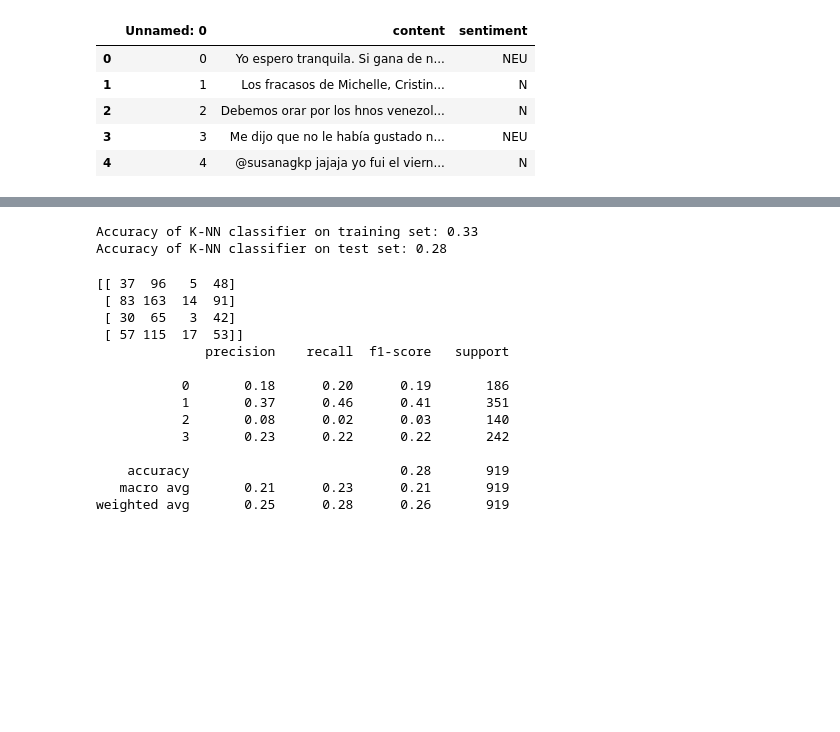
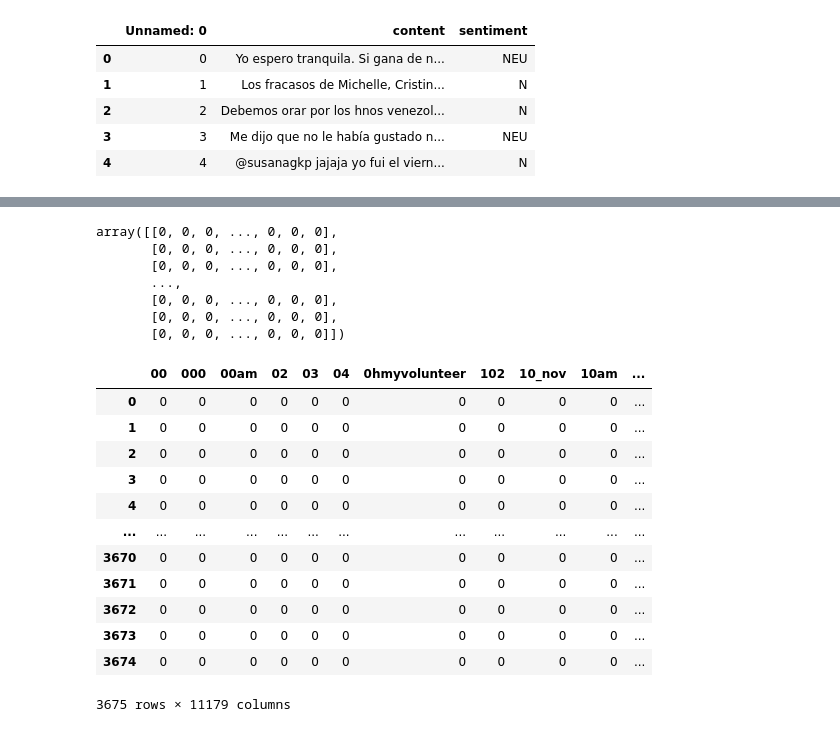
Before and after one commit to NixonVuele/PracticumDataXml, a Jupyter notebook: Practicum/AlogritmoKNN.ipynb, the cells around one changed output, grey strips where cells are left out. Drawn from its saved outputs; the diff is of its cells as text; code cells hidden in the pictures; blank space fills up the shorter version.

```diff
--- a/Practicum/AlogritmoKNN.ipynb
+++ b/Practicum/AlogritmoKNN.ipynb
@@ -32,8 +83,6 @@ dtype: int64
 # %%
-countW = []
-# Conteo de palabras
-for i in countryContSen.content.tolist():
-    countW.append(len(i.split()))
-dfc = countryContSen.assign(countW = countW)
-dfc
+# Lista de palabrás únicas
+count_vector.fit(documents)
+names = count_vector.get_feature_names()
+names
 # %% [output]
@@ -53,14 +106,4 @@ dfc
 # %%
-from sklearn.preprocessing import MinMaxScaler
-from sklearn.neighbors import KNeighborsClassifier
-from sklearn.metrics import classification_report
-from sklearn.metrics import confusion_matrix
-from sklearn.model_selection import train_test_split
-# prepara los datos
-X = dfc[['countW']].values
-y = dfc['sentiment'].values
-
-X_train, X_test, y_train, y_test = train_test_split(X, y, random_state=1)
-scaler = MinMaxScaler()
-X_train = scaler.fit_transform(X_train)
-X_test = scaler.transform(X_test)
+count_vector.fit(documents)
+names = count_vector.get_feature_names()
+names
@@ -67,34 +128,29 @@ X_test = scaler.transform(X_test)
 # %%
-#Se crea el clasificador
-n_neighbors = 16
-
-knn = KNeighborsClassifier(n_neighbors)
-knn.fit(X_train, y_train)
-print('Accuracy of K-NN classifier on training set: {:.2f}'
-     .format(knn.score(X_train, y_train)))
-print('Accuracy of K-NN classifier on test set: {:.2f}'
-     .format(knn.score(X_test, y_test)))
+doc_array = count_vector.transform(documents).toarray()
+doc_array
 # %% [output]
-Accuracy of K-NN classifier on training set: 0.33
-Accuracy of K-NN classifier on test set: 0.28
+array([[0, 0, 0, ..., 0, 0, 0],
+       [0, 0, 0, ..., 0, 0, 0],
+       [0, 0, 0, ..., 0, 0, 0],
+       ...,
+       [0, 0, 0, ..., 0, 0, 0],
+       [0, 0, 0, ..., 0, 0, 0],
+       [0, 0, 0, ..., 0, 0, 0]])
 # %%
-#precision del modelo
-pred = knn.predict(X_test)
-print(confusion_matrix(y_test, pred))
-print(classification_report(y_test, pred))
+frequency_matrix = pd.DataFrame(data=doc_array, columns=names)
+frequency_matrix
 # %% [output]
+|  | 00 | 000 | 00am | 02 | 03 | 04 | 0hmyvolunteer | 102 | 10_nov | 10am | ... |
+| 0 | 0 | 0 | 0 | 0 | 0 | 0 | 0 | 0 | 0 | 0 | ... |
+| 1 | 0 | 0 | 0 | 0 | 0 | 0 | 0 | 0 | 0 | 0 | ... |
+| 2 | 0 | 0 | 0 | 0 | 0 | 0 | 0 | 0 | 0 | 0 | ... |
+| 3 | 0 | 0 | 0 | 0 | 0 | 0 | 0 | 0 | 0 | 0 | ... |
+| 4 | 0 | 0 | 0 | 0 | 0 | 0 | 0 | 0 | 0 | 0 | ... |
+| ... | ... | ... | ... | ... | ... | ... | ... | ... | ... | ... | ... |
+| 3670 | 0 | 0 | 0 | 0 | 0 | 0 | 0 | 0 | 0 | 0 | ... |
+| 3671 | 0 | 0 | 0 | 0 | 0 | 0 | 0 | 0 | 0 | 0 | ... |
+| 3672 | 0 | 0 | 0 | 0 | 0 | 0 | 0 | 0 | 0 | 0 | ... |
+| 3673 | 0 | 0 | 0 | 0 | 0 | 0 | 0 | 0 | 0 | 0 | ... |
+| 3674 | 0 | 0 | 0 | 0 | 0 | 0 | 0 | 0 | 0 | 0 | ... |
-[[ 37  96   5  48]
- [ 83 163  14  91]
- [ 30  65   3  42]
- [ 57 115  17  53]]
-              precision    recall  f1-score   support
-
-           0       0.18      0.20      0.19       186
-           1       0.37      0.46      0.41       351
-           2       0.08      0.02      0.03       140
-           3       0.23      0.22      0.22       242
-
-    accuracy                           0.28       919
-   macro avg       0.21      0.23      0.21       919
-weighted avg       0.25      0.28      0.26       919
+3675 rows × 11179 columns
 # %%
```
Also changed, not shown: parts of 15 cells of this notebook, 11 other files.
